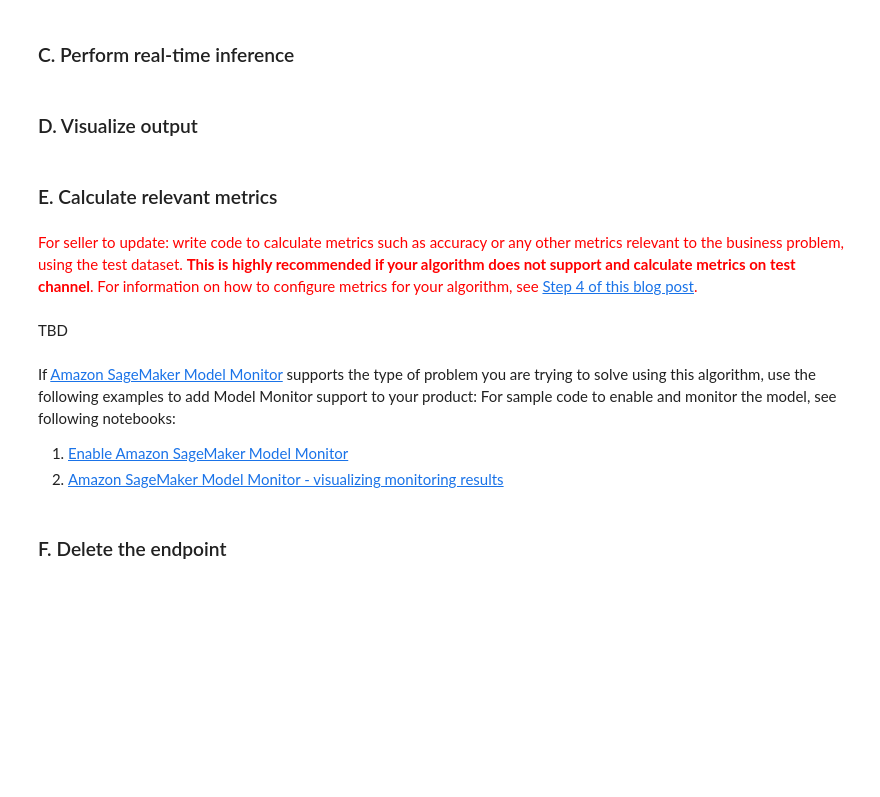
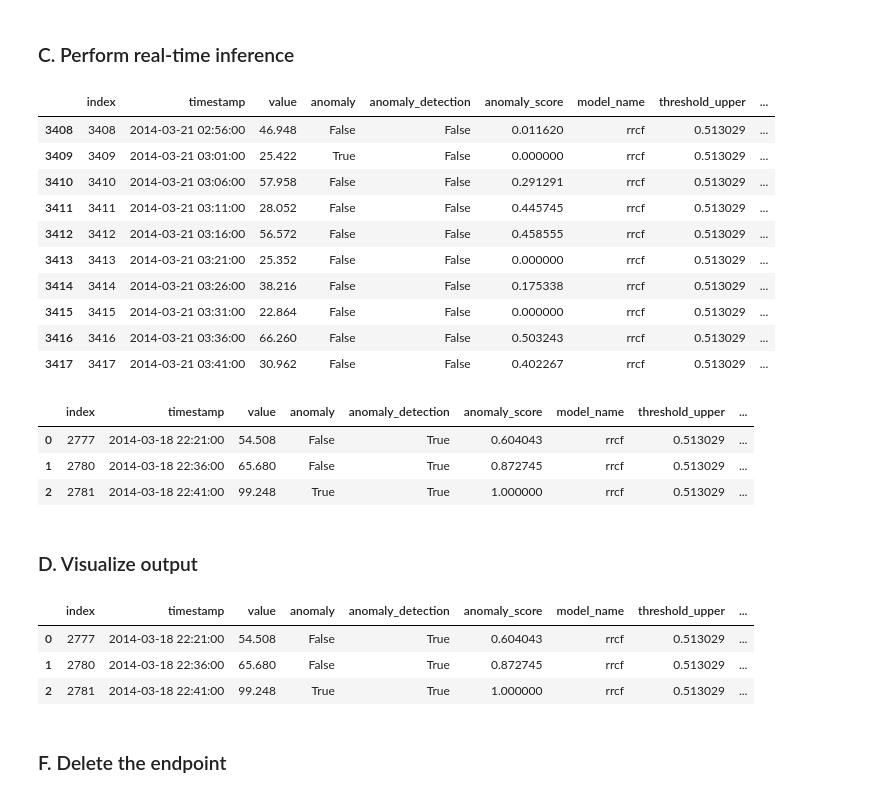
Before and after one commit to AI-Advisor-ML-Marketplace/point-anomaly-detection, a Jupyter notebook: AI-Advisor_univariate_point_anomaly_detection.ipynb, the cells around one changed output. Cells and saved outputs as stored; diff of their text form; code cells hidden in the pictures; blank space fills up the shorter version.

```diff
--- a/AI-Advisor_univariate_point_anomaly_detection.ipynb
+++ b/AI-Advisor_univariate_point_anomaly_detection.ipynb
@@ -266,4 +288,7 @@ batch_transform_inference_instance_type = 'ml.c5.xlarge'
 from sagemaker.predictor import csv_serializer
 
 # deploy model
-predictor = estimator.deploy(instance_count=1, instance_type= real_time_inference_instance_type, serializer=csv_serializer)
+predictor = estimator.deploy(
+    initial_instance_count=1,
+    instance_type= instance_type,
+    serializer=csv_serializer)
@@ -281,3 +306,5 @@ print(df.head())
+# %%
+file_name = "data/inference/test.csv"
 # %% [markdown]
 <Add code snippet that shows the payload contents>
 # %% [markdown]
@@ -297,2 +312,56 @@ output_file_name = "inference_result.csv"
+# %%
+import pandas as pd
+import io
+
+runtime = boto3.client('sagemaker-runtime', region_name=aws_region, aws_access_key_id=aws_access_key, aws_secret_access_key=aws_secret_key)
+
+response = runtime.invoke_endpoint(
+    EndpointName=predictor.endpoint_name,
+    ContentType=content_type,
+    #Body=file_name.encode('utf-8'),
+    Body=open(file_name, 'rb').read(),
+    Accept=content_type
+)
+
+content = response['Body'].read()
+binary_stream = io.BytesIO(content)
+# %%
+import tarfile
+from PIL import Image
+
+
+with tarfile.open(fileobj=binary_stream, mode='r') as tar:
+    csv_contents = list()
+    image_contents = list()
+    for member in tar.getmembers():
+        if member.name.endswith('.csv'):
+            csv_contents.append(tar.extractfile(member).read())
+        elif member.name.endswith('.png'):
+            image_contents.append(tar.extractfile(member).read())
+
+if len(csv_contents) != 0 :
+    for csv_raw in csv_contents:
+        result_df = pd.read_csv(io.StringIO(csv_raw.decode('utf-8')))
+        display(result_df.tail(10))
+
+if len(image_contents) != 0 :
+    for img_raw in image_contents:
+        img = Image.open(io.BytesIO(png_contents))
+# %% [output]
+|  | index | timestamp | value | anomaly | anomaly_detection | anomaly_score | model_name | threshold_upper | ... |
+| 3408 | 3408 | 2014-03-21 02:56:00 | 46.948 | False | False | 0.011620 | rrcf | 0.513029 | ... |
+| 3409 | 3409 | 2014-03-21 03:01:00 | 25.422 | True | False | 0.000000 | rrcf | 0.513029 | ... |
+| 3410 | 3410 | 2014-03-21 03:06:00 | 57.958 | False | False | 0.291291 | rrcf | 0.513029 | ... |
+| 3411 | 3411 | 2014-03-21 03:11:00 | 28.052 | False | False | 0.445745 | rrcf | 0.513029 | ... |
+| 3412 | 3412 | 2014-03-21 03:16:00 | 56.572 | False | False | 0.458555 | rrcf | 0.513029 | ... |
+| 3413 | 3413 | 2014-03-21 03:21:00 | 25.352 | False | False | 0.000000 | rrcf | 0.513029 | ... |
+| 3414 | 3414 | 2014-03-21 03:26:00 | 38.216 | False | False | 0.175338 | rrcf | 0.513029 | ... |
+| 3415 | 3415 | 2014-03-21 03:31:00 | 22.864 | False | False | 0.000000 | rrcf | 0.513029 | ... |
+| 3416 | 3416 | 2014-03-21 03:36:00 | 66.260 | False | False | 0.503243 | rrcf | 0.513029 | ... |
+| 3417 | 3417 | 2014-03-21 03:41:00 | 30.962 | False | False | 0.402267 | rrcf | 0.513029 | ... |
+|  | index | timestamp | value | anomaly | anomaly_detection | anomaly_score | model_name | threshold_upper | ... |
+| 0 | 2777 | 2014-03-18 22:21:00 | 54.508 | False | True | 0.604043 | rrcf | 0.513029 | ... |
+| 1 | 2780 | 2014-03-18 22:36:00 | 65.680 | False | True | 0.872745 | rrcf | 0.513029 | ... |
+| 2 | 2781 | 2014-03-18 22:41:00 | 99.248 | True | True | 1.000000 | rrcf | 0.513029 | ... |
 # %% [markdown]
 ### D. Visualize output
@@ -306,14 +368,11 @@ print(result.head())
-# %% [markdown]
-### E. Calculate relevant metrics
-# %% [markdown]
-<font color='red'>For seller to update: write code to calculate metrics such as accuracy or any other metrics relevant to the business problem, using the test dataset. **This is highly recommended if your algorithm does not support and calculate metrics on test channel**. For information on how to configure metrics for your algorithm, see [Step 4 of this blog post](https://aws.amazon.com/blogs/machine-learning/easily-monitor-and-visualize-metrics-while-training-models-on-amazon-sagemaker/). </font>
-# %% [markdown]
-TBD
-# %% [markdown]
-If [Amazon SageMaker Model Monitor](https://docs.aws.amazon.com/sagemaker/latest/dg/model-monitor.html) supports the type of problem you are trying to solve using this algorithm, use the following examples to add Model Monitor support to your product:
-For sample code to enable and monitor the model, see following notebooks:
-1. [Enable Amazon SageMaker Model Monitor](https://github.com/awslabs/amazon-sagemaker-examples/blob/master/sagemaker_model_monitor/enable_model_monitor/SageMaker-Enable-Model-Monitor.ipynb)
-2. [Amazon SageMaker Model Monitor - visualizing monitoring results](https://github.com/awslabs/amazon-sagemaker-examples/blob/master/sagemaker_model_monitor/visualization/SageMaker-Model-Monitor-Visualize.ipynb)
+# %%
+# print result
+result_df.tail(20)
+# %% [output]
+|  | index | timestamp | value | anomaly | anomaly_detection | anomaly_score | model_name | threshold_upper | ... |
+| 0 | 2777 | 2014-03-18 22:21:00 | 54.508 | False | True | 0.604043 | rrcf | 0.513029 | ... |
+| 1 | 2780 | 2014-03-18 22:36:00 | 65.680 | False | True | 0.872745 | rrcf | 0.513029 | ... |
+| 2 | 2781 | 2014-03-18 22:41:00 | 99.248 | True | True | 1.000000 | rrcf | 0.513029 | ... |
 # %% [markdown]
 ### F. Delete the endpoint
 # %% [markdown]
```
Also changed, not shown: parts of 38 cells of this notebook, 3 other files.
